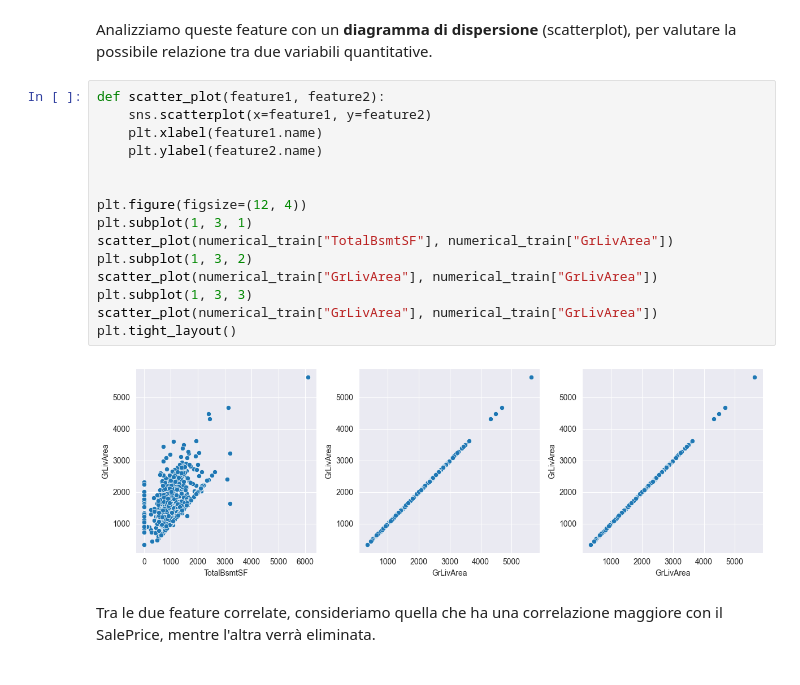
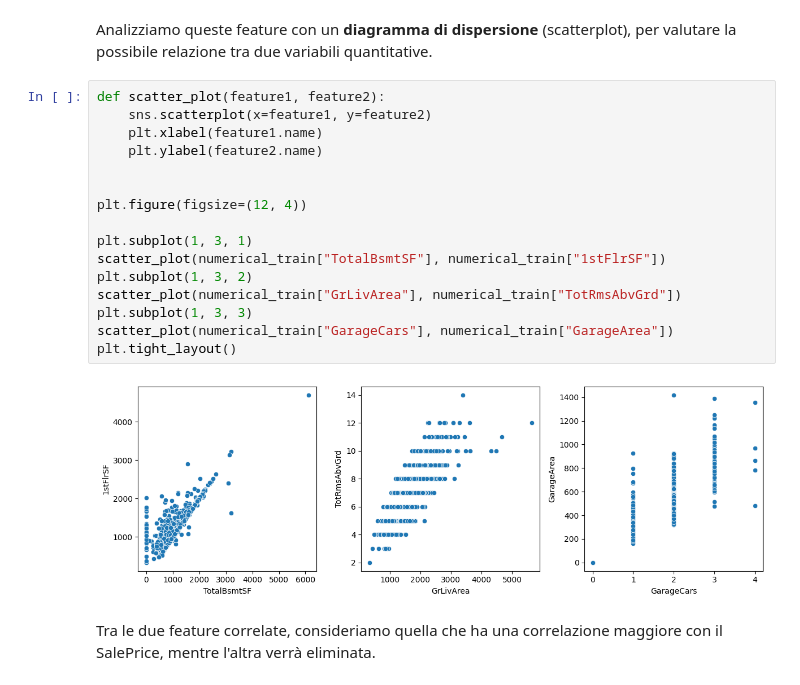
Before and after one commit to emelis-ptr/ProgettoML, a Jupyter notebook: code/notebook.ipynb, the cells around one changed output. Cells and saved outputs as stored; diff of their text form.

```diff
--- a/code/notebook.ipynb
+++ b/code/notebook.ipynb
@@ -213,20 +213,21 @@ Analizziamo queste feature con un **diagramma di dispersione** (scatterplot), pe
 # %%
 def scatter_plot(feature1, feature2):
     sns.scatterplot(x=feature1, y=feature2)
     plt.xlabel(feature1.name)
     plt.ylabel(feature2.name)
 
 
 plt.figure(figsize=(12, 4))
+
 plt.subplot(1, 3, 1)
-scatter_plot(numerical_train["TotalBsmtSF"], numerical_train["GrLivArea"])
+scatter_plot(numerical_train["TotalBsmtSF"], numerical_train["1stFlrSF"])
 plt.subplot(1, 3, 2)
-scatter_plot(numerical_train["GrLivArea"], numerical_train["GrLivArea"])
+scatter_plot(numerical_train["GrLivArea"], numerical_train["TotRmsAbvGrd"])
 plt.subplot(1, 3, 3)
-scatter_plot(numerical_train["GrLivArea"], numerical_train["GrLivArea"])
+scatter_plot(numerical_train["GarageCars"], numerical_train["GarageArea"])
 plt.tight_layout()
 # %% [output]
-[figure, old version]
+[figure, new version]
 # %% [markdown]
 Tra le due feature correlate, consideriamo quella che ha una correlazione maggiore con il SalePrice, mentre l'altra verrà eliminata.
 # %%
```
Also changed, not shown: parts of 1 cell of this notebook.
